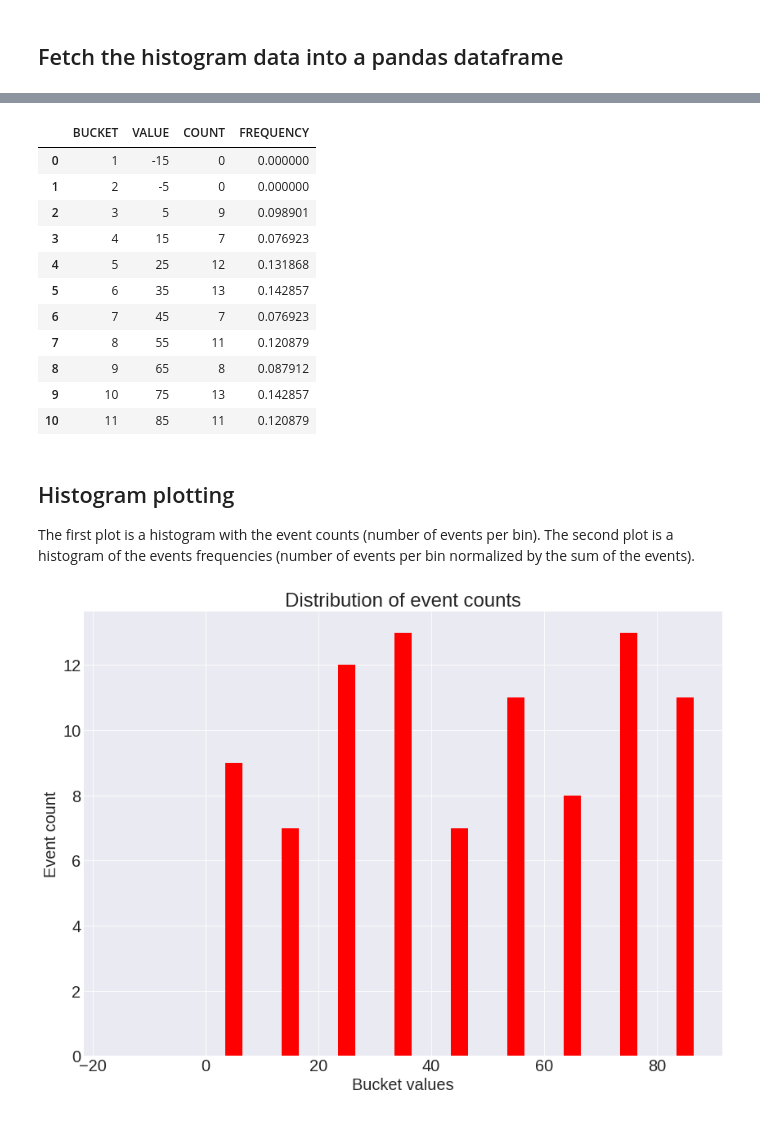
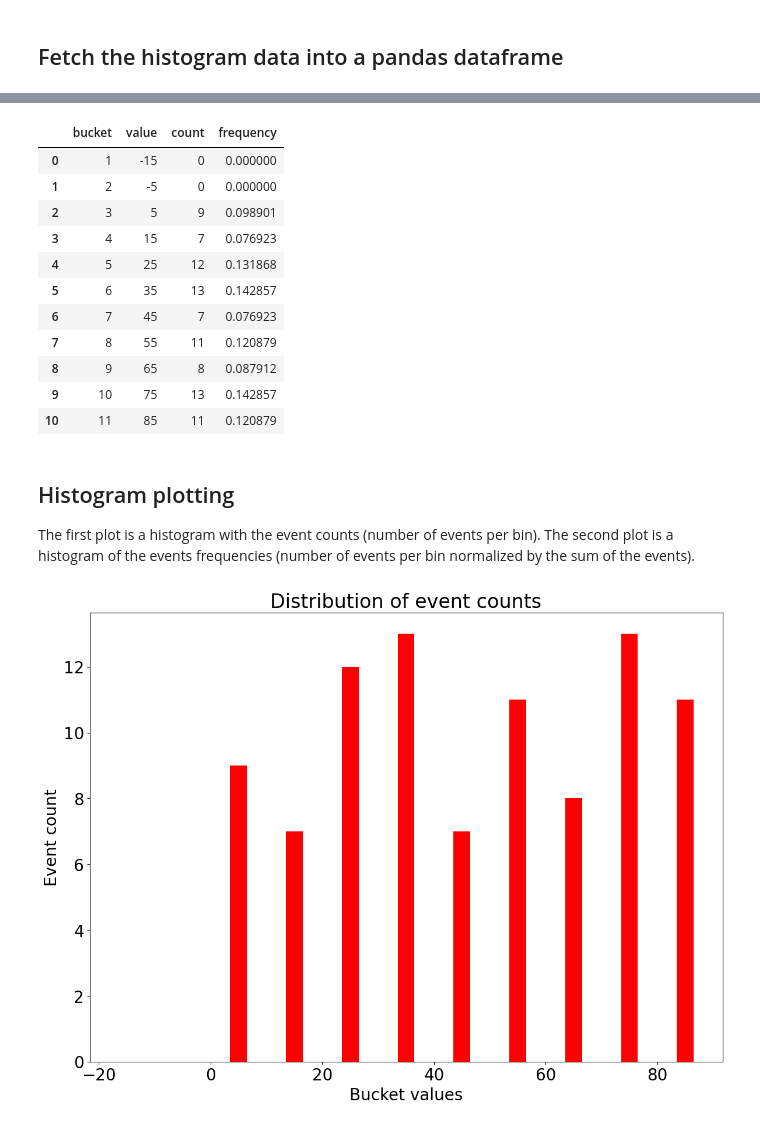
Before and after one commit to LucaCanali/Miscellaneous, a Jupyter notebook: Oracle_Jupyter/Oracle_histograms.ipynb, the cells around one changed output, grey strips where cells are left out. Saved outputs shown, nothing was run; the diff lists cells and outputs as text; code cells hidden in the pictures.

```diff
--- a/Oracle_Jupyter/Oracle_histograms.ipynb
+++ b/Oracle_Jupyter/Oracle_histograms.ipynb
@@ -87,14 +100,17 @@ order by bucket
 """
 # %% [markdown]
 ## Fetch the histogram data into a pandas dataframe
+# %%
+import pandas as pd
+from sqlalchemy import create_engine
+
+# create SQLAlchemy engine
+engine = create_engine(f"oracle+oracledb://{db_user}:{db_pass}@{sqlalchemy_db_connect_string}")
 # %%
-import pandas as pd
+# query Oracle using ora_conn and put the result into a pandas Dataframe
+hist_pandasDF = pd.read_sql(query, engine)
 
-# query Oracle using ora_conn and put the result into a pandas Dataframe
-with oracledb.connect(user=db_user, password=db_pass, dsn=db_connect_string) as ora_conn:
-    hist_pandasDF = pd.read_sql(query, con=ora_conn)
-
-# Decription
+# Decription of the resulting dataframe
 #
 # BUCKET: the bucket number, range from 1 to bins (included)
 # VALUE: midpoint value of the given bucket
@@ -105,11 +134,11 @@ hist_pandasDF
 # Optionally normalize the event count into a frequency
 # dividing by the total number of events
 
-hist_pandasDF["FREQUENCY"] = hist_pandasDF["COUNT"] / sum(hist_pandasDF["COUNT"])
+hist_pandasDF["frequency"] = hist_pandasDF["count"] / sum(hist_pandasDF["count"])
 
 hist_pandasDF
 # %% [output]
-|  | BUCKET | VALUE | COUNT | FREQUENCY |
+|  | bucket | value | count | frequency |
 | 0 | 1 | -15 | 0 | 0.000000 |
 | 1 | 2 | -5 | 0 | 0.000000 |
 | 2 | 3 | 5 | 9 | 0.098901 |
@@ -128,29 +157,29 @@ The first plot is a histogram with the event counts (number of events per bin).
 The second plot is a histogram of the events frequencies (number of events per bin normalized by the sum of the events).
 # %%
 import matplotlib.pyplot as plt
-plt.style.use('seaborn-darkgrid')
+
 plt.rcParams.update({'font.size': 20, 'figure.figsize': [14,10]})
 
 f, ax = plt.subplots()
 
 # histogram data
-x = hist_pandasDF["VALUE"]
-y = hist_pandasDF["COUNT"]
+x = hist_pandasDF["value"]
+y = hist_pandasDF["count"]
 
 # bar plot
 ax.bar(x, y, width = 3.0, color='red')
 
 ax.set_xlabel("Bucket values")
 ax.set_ylabel("Event count")
 ax.set_title("Distribution of event counts")
 
 # Label for the resonances spectrum peaks
 txt_opts = {'horizontalalignment': 'center',
             'verticalalignment': 'center',
             'transform': ax.transAxes}
 
 plt.show()
 # %% [output]
-[figure, old version]
+[figure, new version]
 # %%
 import matplotlib.pyplot as plt
```
Also changed, not shown: parts of 8 cells of this notebook, 5 other files.
